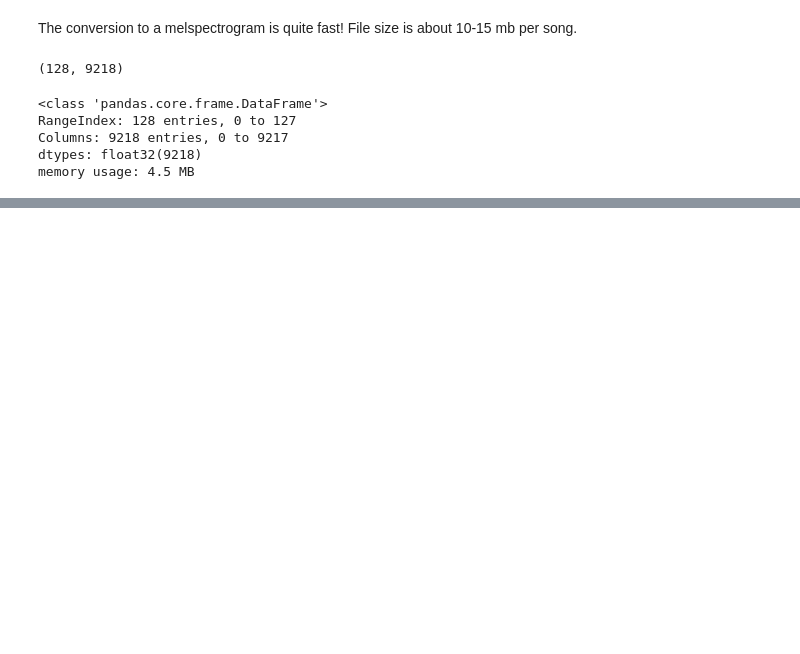
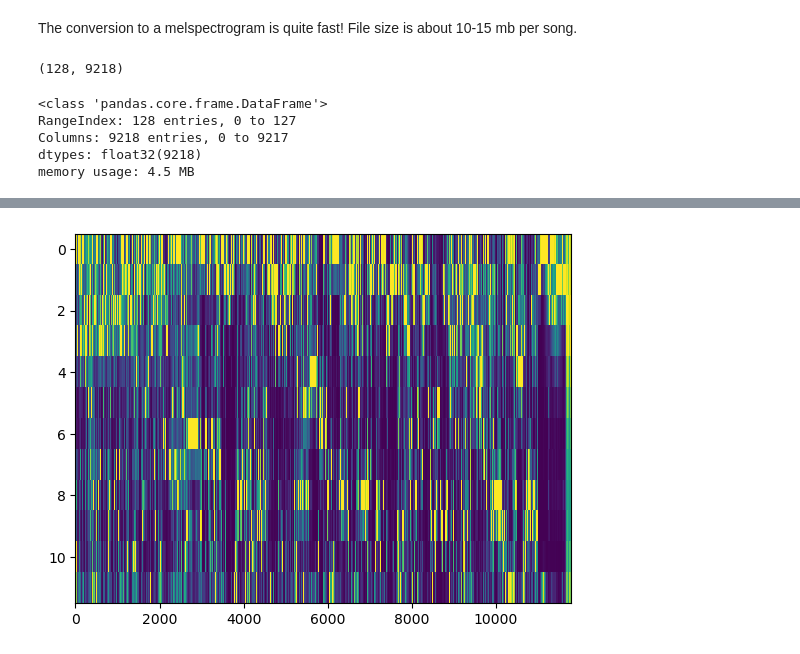
Before and after one commit to Burn1n9m4n/brainstation_capstone, a Jupyter notebook: notebooks/20230803_librosa_test.ipynb, the cells around one changed output, grey strips where cells are left out. Saved outputs shown, nothing was run; the diff lists cells and outputs as text; code cells hidden in the pictures; blank space fills up the shorter version.

```diff
--- a/notebooks/20230803_librosa_test.ipynb
+++ b/notebooks/20230803_librosa_test.ipynb
@@ -47,0 +93,6 @@ memory usage: 4.5 MB
+# %%
+chroma = get_chroma_vector(example_file)
+plt.imshow(chroma, interpolation='nearest', aspect='auto')
+plt.show()
+# %% [output]
+[figure, added]
```
Also changed, not shown: parts of 12 cells of this notebook.
